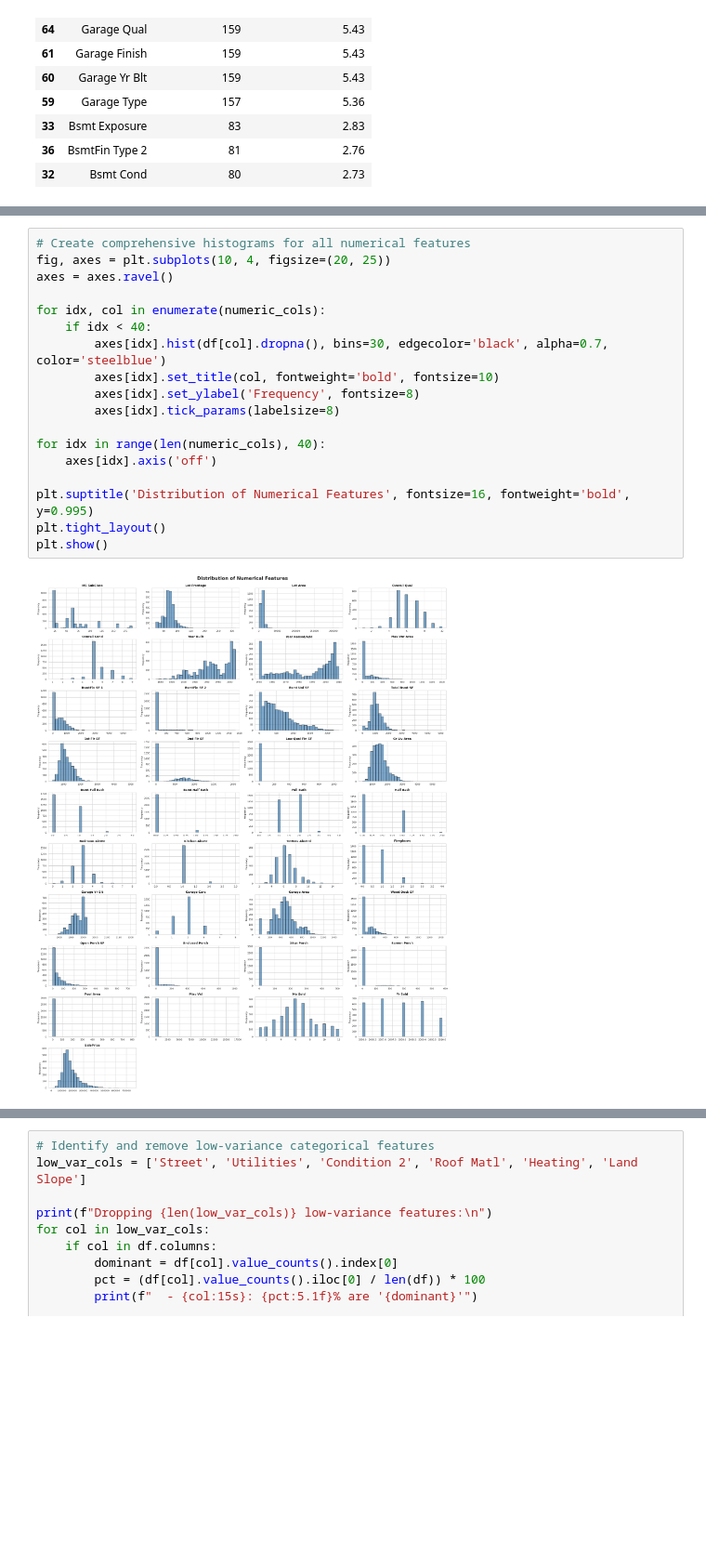
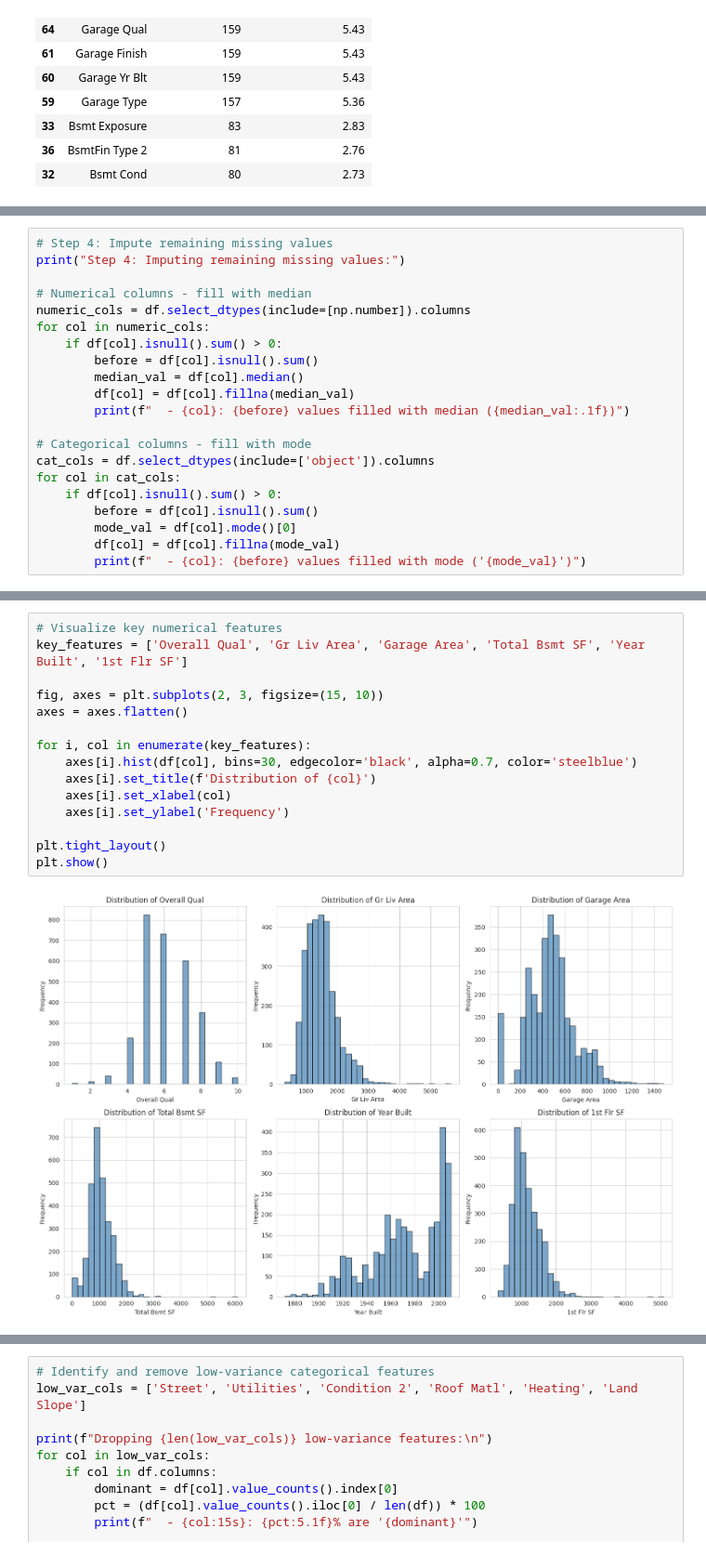
Before and after one commit to Apex-Project-Group/real-estate-price-prediction, a Jupyter notebook: notebooks/Ames_Housing_Price_Prediction.ipynb, the cells around one changed output, grey strips where cells are left out. Shown at 93% size. Drawn from its saved outputs; the diff is of its cells as text; blank space fills up the shorter version.

```diff
--- a/notebooks/Ames_Housing_Price_Prediction.ipynb
+++ b/notebooks/Ames_Housing_Price_Prediction.ipynb
@@ -1067,0 +623,21 @@ $$\text{Skewness} = \frac{E[(X-\mu)^3]}{\sigma^3}$$
+# %%
+# Step 4: Impute remaining missing values
+print("Step 4: Imputing remaining missing values:")
+
+# Numerical columns - fill with median
+numeric_cols = df.select_dtypes(include=[np.number]).columns
+for col in numeric_cols:
+    if df[col].isnull().sum() > 0:
+        before = df[col].isnull().sum()
+        median_val = df[col].median()
+        df[col] = df[col].fillna(median_val)
+        print(f"  - {col}: {before} values filled with median ({median_val:.1f})")
+
+# Categorical columns - fill with mode
+cat_cols = df.select_dtypes(include=['object']).columns
+for col in cat_cols:
+    if df[col].isnull().sum() > 0:
+        before = df[col].isnull().sum()
+        mode_val = df[col].mode()[0]
+        df[col] = df[col].fillna(mode_val)
+        print(f"  - {col}: {before} values filled with mode ('{mode_val}')")
@@ -1131,20 +744,17 @@ First 10 numerical features:
 # %%
-# Create comprehensive histograms for all numerical features
-fig, axes = plt.subplots(10, 4, figsize=(20, 25))
-axes = axes.ravel()
+# Visualize key numerical features
+key_features = ['Overall Qual', 'Gr Liv Area', 'Garage Area', 'Total Bsmt SF', 'Year Built', '1st Flr SF']
 
-for idx, col in enumerate(numeric_cols):
-    if idx < 40:
-        axes[idx].hist(df[col].dropna(), bins=30, edgecolor='black', alpha=0.7, color='steelblue')
-        axes[idx].set_title(col, fontweight='bold', fontsize=10)
-        axes[idx].set_ylabel('Frequency', fontsize=8)
-        axes[idx].tick_params(labelsize=8)
+fig, axes = plt.subplots(2, 3, figsize=(15, 10))
+axes = axes.flatten()
 
-for idx in range(len(numeric_cols), 40):
-    axes[idx].axis('off')
+for i, col in enumerate(key_features):
+    axes[i].hist(df[col], bins=30, edgecolor='black', alpha=0.7, color='steelblue')
+    axes[i].set_title(f'Distribution of {col}')
+    axes[i].set_xlabel(col)
+    axes[i].set_ylabel('Frequency')
 
-plt.suptitle('Distribution of Numerical Features', fontsize=16, fontweight='bold', y=0.995)
 plt.tight_layout()
 plt.show()
 # %% [output]
-[figure, old version]
+[figure, new version]
```
Also changed, not shown: parts of 166 cells of this notebook, 12 other files.
